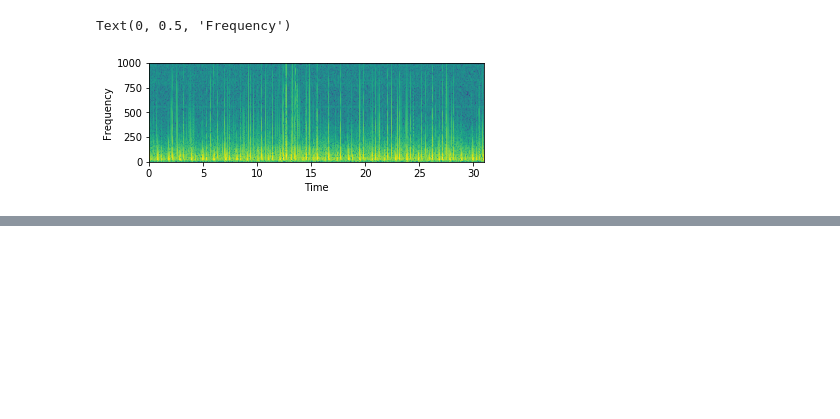
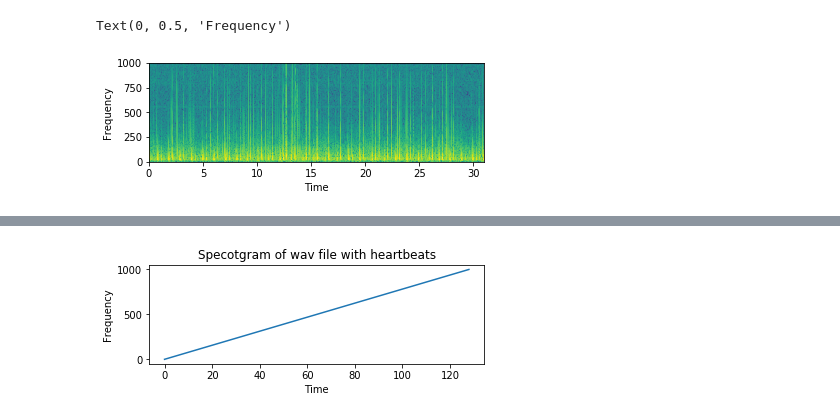
Before and after one commit to MohamedFawzy/ML-projects, a Jupyter notebook: source/heartbeats/Heartbeat-sounds.ipynb, the cells around one changed output, grey strips where cells are left out. Drawn from its saved outputs; the diff is of its cells as text; code cells hidden in the pictures; blank space fills up the shorter version.

```diff
--- a/source/heartbeats/Heartbeat-sounds.ipynb
+++ b/source/heartbeats/Heartbeat-sounds.ipynb
@@ -67,0 +141,11 @@ Text(0, 0.5, 'Frequency')
+# %%
+plt.subplot(212)
+plt.title('Specotgram of wav file with heartbeats')
+plt.plot(frequencies_tmp)
+plt.xlabel('Time')
+
+plt.ylabel('Frequency')
+
+plt.show()
+# %% [output]
+[figure, added]
```
Also changed, not shown: parts of 19 cells of this notebook.
